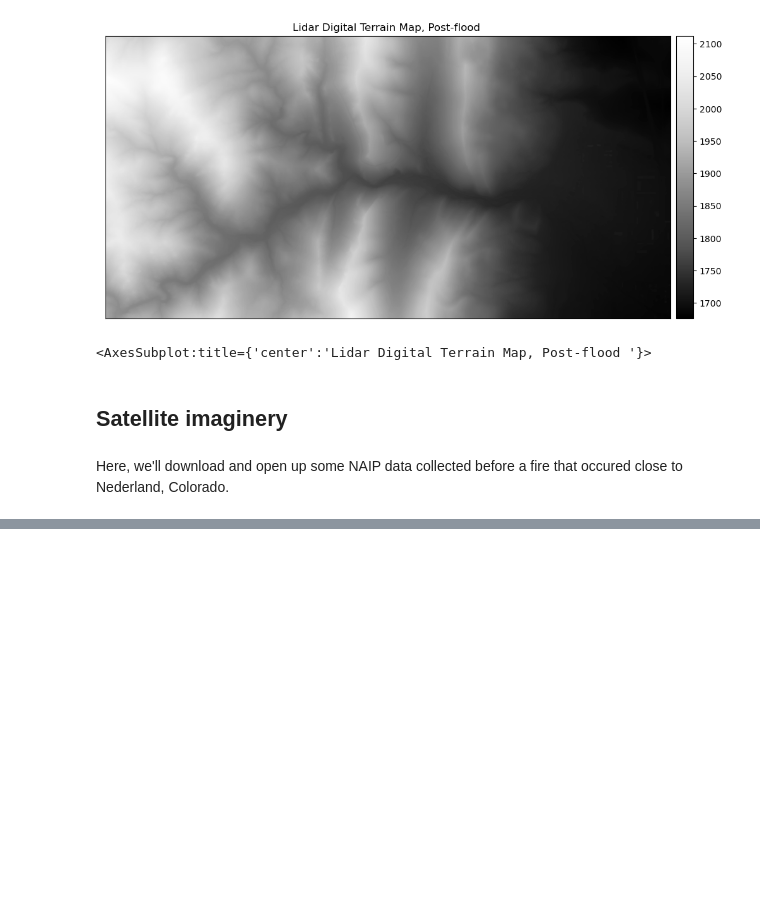
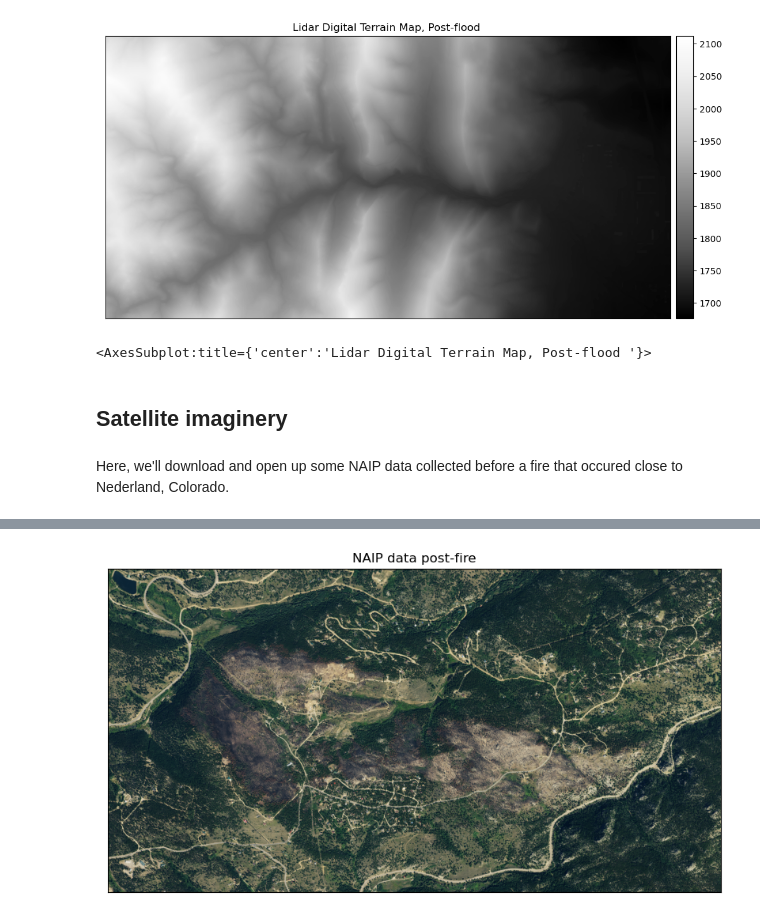
Before and after one commit to I-Sobe/UC_earth_data_science_course, a Jupyter notebook: raster data for eds.ipynb, the cells around one changed output, grey strips where cells are left out. Cells and saved outputs as stored; diff of their text form; code cells hidden in the pictures; blank space fills up the shorter version.

```diff
--- a/raster data for eds.ipynb
+++ b/raster data for eds.ipynb
@@ -182,0 +231,5 @@ naip_pre_fire
+# %%
+#next, we open the data using rioxarray
+naip_post_fire = rxr.open_rasterio(naip_post_fire_path)
+
+naip_post_fire
@@ -182,0 +252,6 @@ naip_pre_fire
+# %%
+# plotting a color image of the post fire data
+ep.plot_rgb(naip_post_fire.values, title="NAIP data post-fire")
+plt.show()
+# %% [output]
+[figure, added]
```
Also changed, not shown: parts of 9 cells of this notebook.
